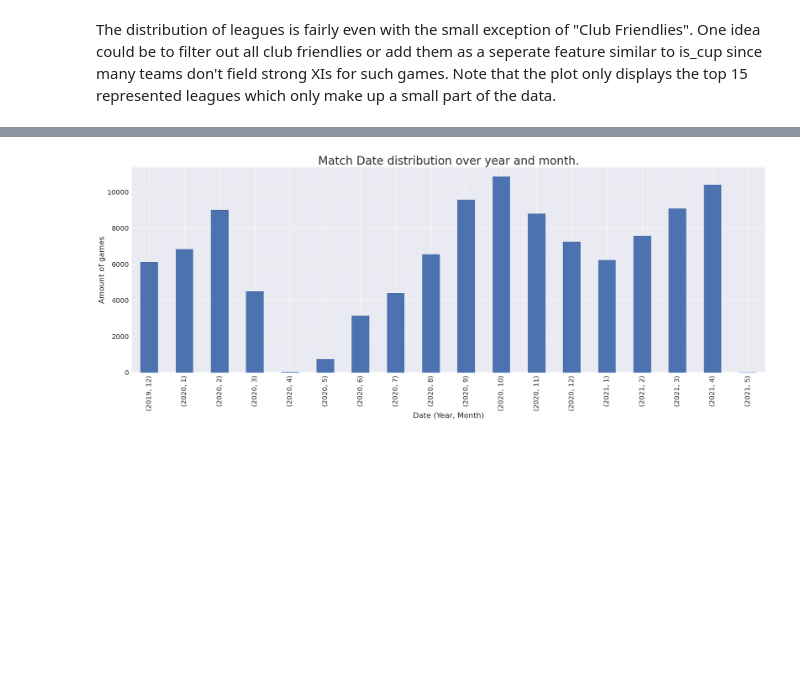
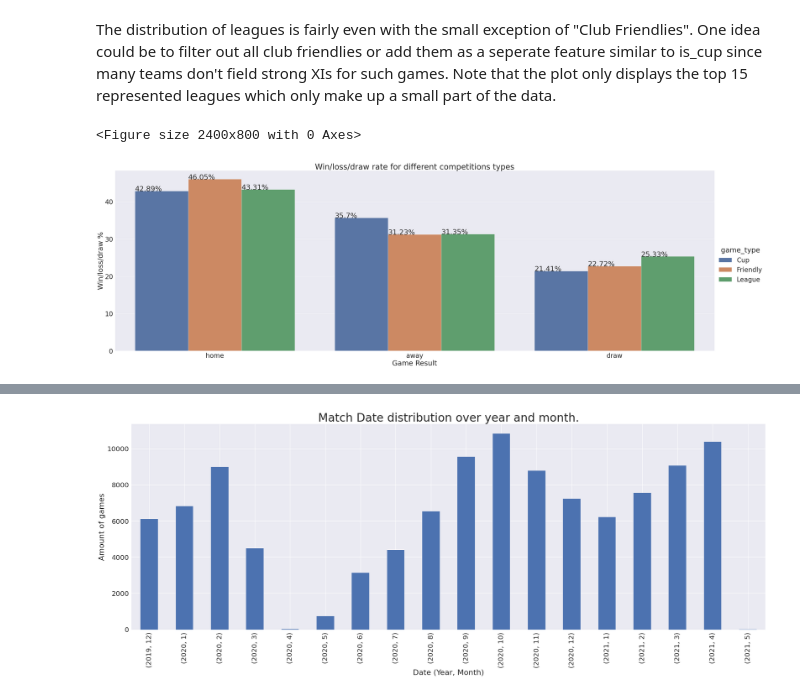
Before and after one commit to Taoudi/Football-Match-Result-Predictor, a Jupyter notebook: football-match-prediction-eda.ipynb, the cells around one changed output, grey strips where cells are left out. Cells and saved outputs as stored; diff of their text form; code cells hidden in the pictures; blank space fills up the shorter version.

```diff
--- a/football-match-prediction-eda.ipynb
+++ b/football-match-prediction-eda.ipynb
@@ -57,3 +74,36 @@ plt.show()
 [figure]
 # %% [markdown]
 The distribution of leagues is fairly even with the small exception of "Club Friendlies". One idea could be to filter out all club friendlies or add them as a seperate feature similar to is_cup since many teams don't field strong XIs for such games. Note that the plot only displays the top 15 represented leagues which only make up a small part of the data.
+# %%
+import seaborn as sns
+from matplotlib.pyplot import figure
+
+
+
+
+df2 = df.copy(deep=True)
+df2.loc[df2['is_cup'] == False,'game_type'] = 'League'
+df2.loc[df2['is_cup'] == True,'game_type'] = 'Cup'
+df2.loc[df2['league_name'] == 'Club Friendlies','game_type'] = 'Friendly'
+
+df1 = df2.groupby('game_type')['target'].value_counts(normalize=True)
+df1 = df1.mul(100)
+df1 = df1.rename('percent').reset_index()
+
+features = ['target','game_type']
+sns.color_palette("crest", as_cmap=True)
+figure(figsize=(30, 10), dpi=80)
+sns.set(font_scale=3)  # crazy big
+
+g = sns.catplot(x="target",y='percent',hue='game_type',kind='bar',data=df1,height=15,aspect=3)
+plt.title("Win/loss/draw rate for different competitions types", fontsize=40)
+g.set_axis_labels("Game Result","Win/loss/draw %")
+for p in g.ax.patches:
+    txt = str(p.get_height().round(2)) + '%'
+    txt_x = p.get_x()
+    txt_y = p.get_height()
+    g.ax.text(txt_x,txt_y,txt)
+plt.show()
+# %% [output]
+<Figure size 2400x800 with 0 Axes>
+[figure, added]
```
Also changed, not shown: parts of 10 cells of this notebook.
